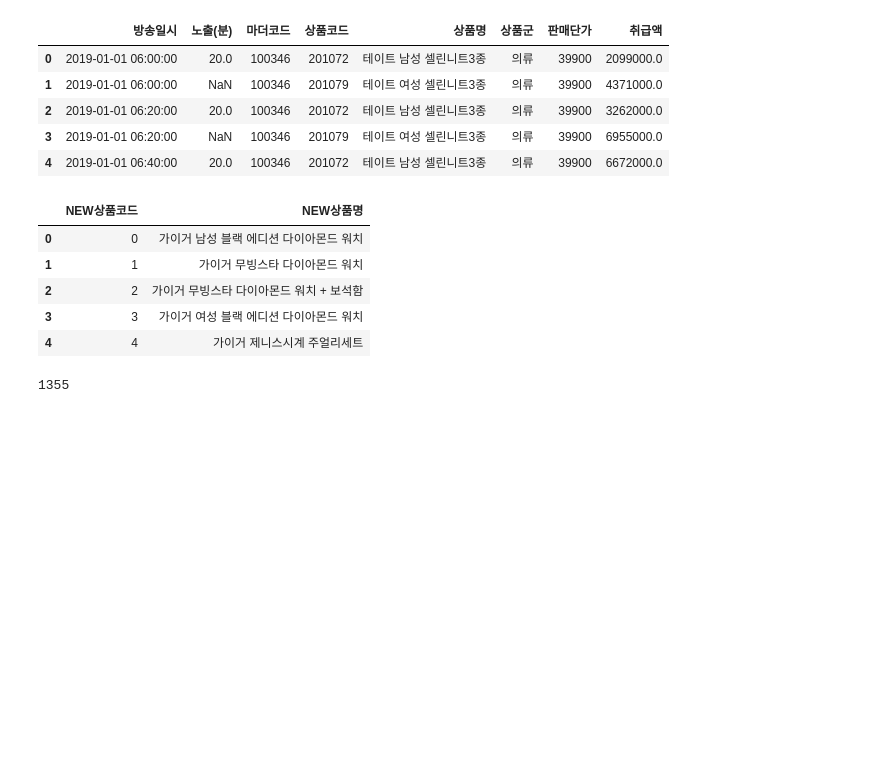
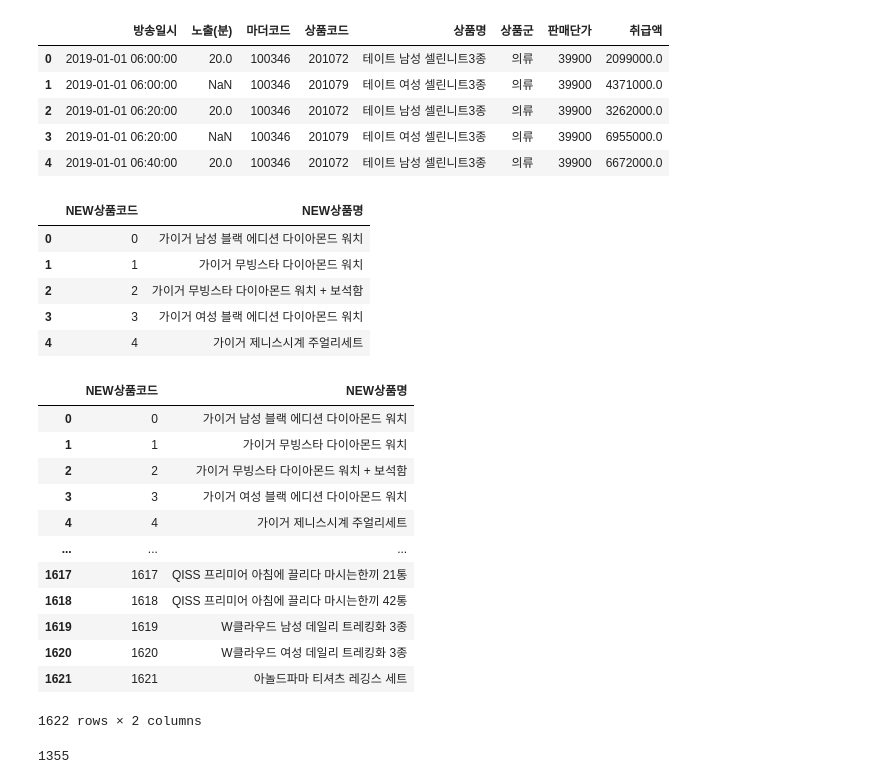
Before and after one commit to cryingjin/Shopping_GG, a Jupyter notebook: 3. Modeling/0913_recommendation.ipynb, the cells around one changed output. Drawn from its saved outputs; the diff is of its cells as text; code cells hidden in the pictures; blank space fills up the shorter version.

```diff
--- a/3. Modeling/0913_recommendation.ipynb
+++ b/3. Modeling/0913_recommendation.ipynb
@@ -36,6 +38,22 @@ item.head()
 | 2 | 2 | 가이거 무빙스타 다이아몬드 워치 + 보석함 |
 | 3 | 3 | 가이거 여성 블랙 에디션 다이아몬드 워치 |
 | 4 | 4 | 가이거 제니스시계 주얼리세트 |
+# %%
+item
+# %% [output]
+|  | NEW상품코드 | NEW상품명 |
+| 0 | 0 | 가이거 남성 블랙 에디션 다이아몬드 워치 |
+| 1 | 1 | 가이거 무빙스타 다이아몬드 워치 |
+| 2 | 2 | 가이거 무빙스타 다이아몬드 워치 + 보석함 |
+| 3 | 3 | 가이거 여성 블랙 에디션 다이아몬드 워치 |
+| 4 | 4 | 가이거 제니스시계 주얼리세트 |
+| ... | ... | ... |
+| 1617 | 1617 | QISS 프리미어 아침에 끌리다 마시는한끼 21통 |
+| 1618 | 1618 | QISS 프리미어 아침에 끌리다 마시는한끼 42통 |
+| 1619 | 1619 | W클라우드 남성 데일리 트레킹화 3종 |
+| 1620 | 1620 | W클라우드 여성 데일리 트레킹화 3종 |
+| 1621 | 1621 | 아놀드파마 티셔츠 레깅스 세트 |
+1622 rows × 2 columns
 # %%
 sale = sale.merge(meta.drop_duplicates('상품코드')[['상품코드', 'NEW상품명']], on = '상품코드', how = 'left').merge(item, on = 'NEW상품명', how = 'left')
 # %%
```
Also changed, not shown: parts of 6 cells of this notebook, 7 other files.
